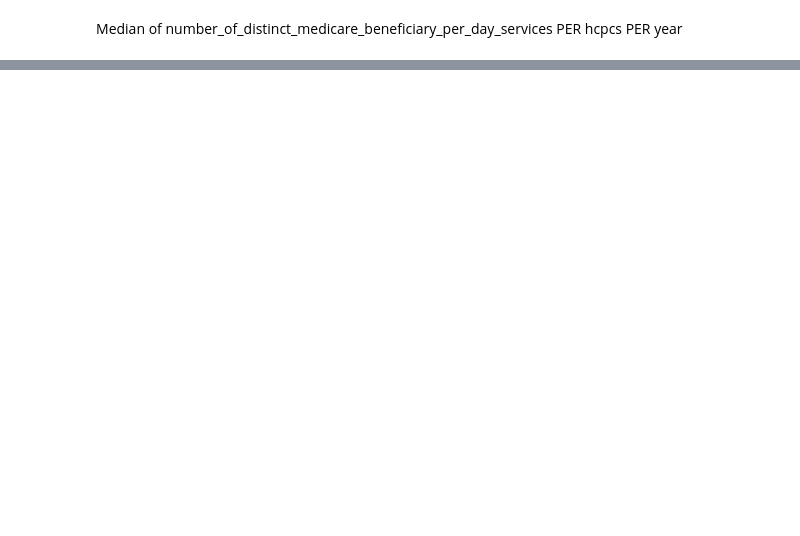
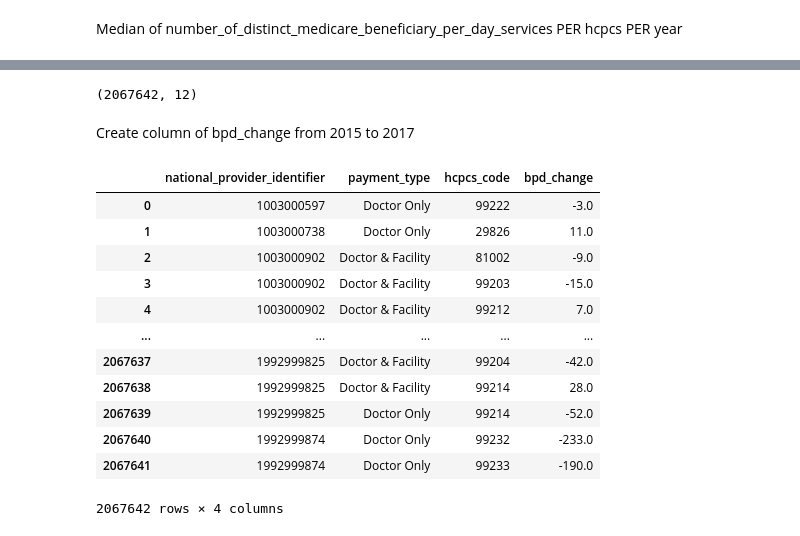
Before and after one commit to arikhursheed/healthcare-bluebook-phoenix, a Jupyter notebook: notebooks/hcbb_eda.ipynb, the cells around one changed output, grey strips where cells are left out. Drawn from its saved outputs; the diff is of its cells as text; code cells hidden in the pictures; blank space fills up the shorter version.

```diff
--- a/notebooks/hcbb_eda.ipynb
+++ b/notebooks/hcbb_eda.ipynb
@@ -63,0 +232,4 @@ May be merging dataframes, TBD - merged, with separate row for each NPI, with se
+# %%
+df_bpd_pvt = df_bpd_pvt[df_bpd_pvt[2015].notna()]
+df_bpd_pvt = df_bpd_pvt[df_bpd_pvt[2017].notna()]
+df_bpd_pvt.tail()
@@ -63,0 +243,28 @@ May be merging dataframes, TBD - merged, with separate row for each NPI, with se
+# %%
+df_bpd_pvt.shape
+# %% [output]
+(2067642, 12)
+# %% [markdown]
+Create column of bpd_change from 2015 to 2017
+# %%
+df_bpd_pvt['bpd_change'] = df_bpd_pvt[2017] - df_bpd_pvt[2015]
+# %%
+df_bpd_pvt = df_bpd_pvt.groupby(['national_provider_identifier',
+                                           'payment_type',
+                                           'hcpcs_code']).bpd_change.mean().to_frame().reset_index()
+# %%
+df_bpd_pvt #do we need hcpcs description here? and do we want to keep values in 2015, 2017 here?
+# %% [output]
+|  | national_provider_identifier | payment_type | hcpcs_code | bpd_change |
+| 0 | 1003000597 | Doctor Only | 99222 | -3.0 |
+| 1 | 1003000738 | Doctor Only | 29826 | 11.0 |
+| 2 | 1003000902 | Doctor & Facility | 81002 | -9.0 |
+| 3 | 1003000902 | Doctor & Facility | 99203 | -15.0 |
+| 4 | 1003000902 | Doctor & Facility | 99212 | 7.0 |
+| ... | ... | ... | ... | ... |
+| 2067637 | 1992999825 | Doctor & Facility | 99204 | -42.0 |
+| 2067638 | 1992999825 | Doctor & Facility | 99214 | 28.0 |
+| 2067639 | 1992999825 | Doctor Only | 99214 | -52.0 |
+| 2067640 | 1992999874 | Doctor Only | 99232 | -233.0 |
+| 2067641 | 1992999874 | Doctor Only | 99233 | -190.0 |
+2067642 rows × 4 columns
```
Also changed, not shown: parts of 28 cells of this notebook.
